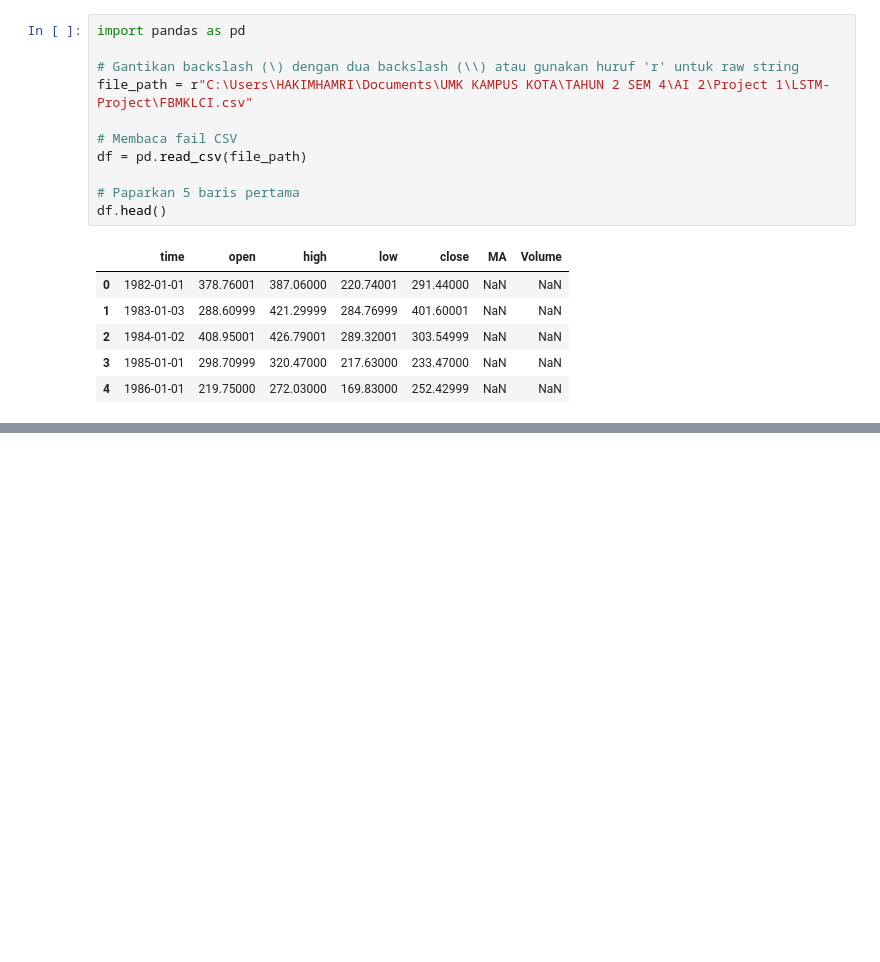
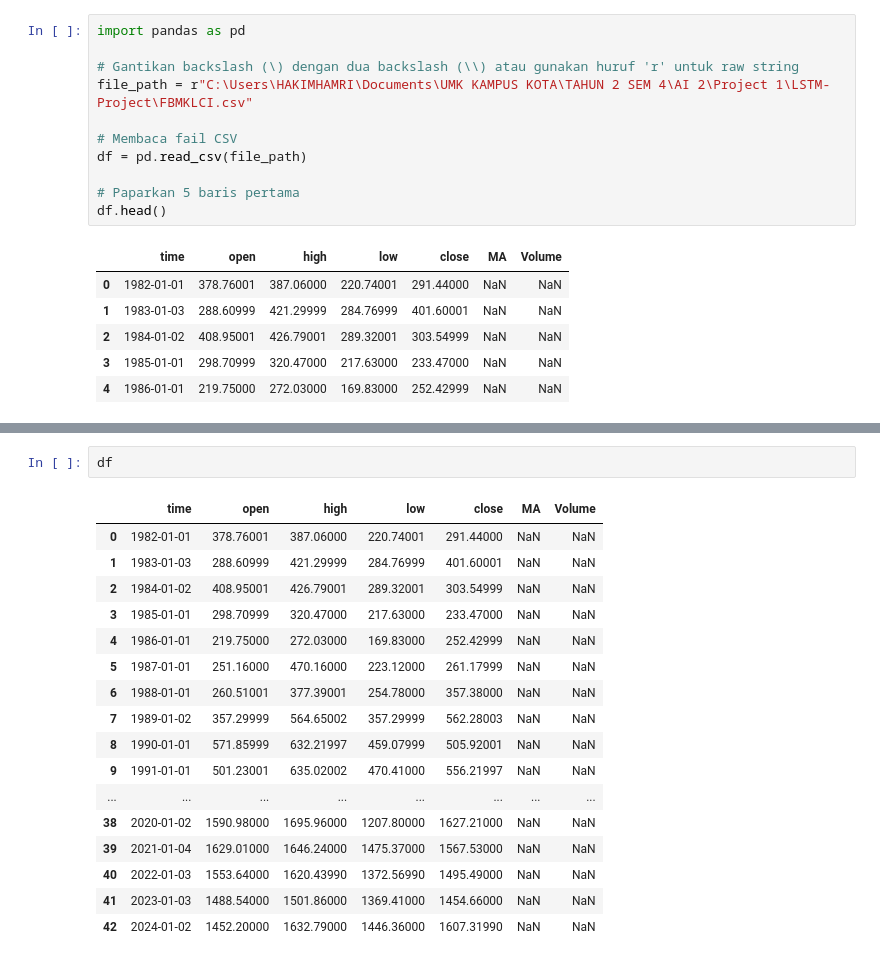
Before and after one commit to HakimHamri/LSTM-Project, a Jupyter notebook: LSTM.ipynb, the cells around one changed output, grey strips where cells are left out. Saved outputs shown, nothing was run; the diff lists cells and outputs as text; blank space fills up the shorter version.

```diff
--- a/LSTM.ipynb
+++ b/LSTM.ipynb
@@ -18,0 +48,20 @@ df.head()
+# %%
+df
+# %% [output]
+|  | time | open | high | low | close | MA | Volume |
+| 0 | 1982-01-01 | 378.76001 | 387.06000 | 220.74001 | 291.44000 | NaN | NaN |
+| 1 | 1983-01-03 | 288.60999 | 421.29999 | 284.76999 | 401.60001 | NaN | NaN |
+| 2 | 1984-01-02 | 408.95001 | 426.79001 | 289.32001 | 303.54999 | NaN | NaN |
+| 3 | 1985-01-01 | 298.70999 | 320.47000 | 217.63000 | 233.47000 | NaN | NaN |
+| 4 | 1986-01-01 | 219.75000 | 272.03000 | 169.83000 | 252.42999 | NaN | NaN |
+| 5 | 1987-01-01 | 251.16000 | 470.16000 | 223.12000 | 261.17999 | NaN | NaN |
+| 6 | 1988-01-01 | 260.51001 | 377.39001 | 254.78000 | 357.38000 | NaN | NaN |
+| 7 | 1989-01-02 | 357.29999 | 564.65002 | 357.29999 | 562.28003 | NaN | NaN |
+| 8 | 1990-01-01 | 571.85999 | 632.21997 | 459.07999 | 505.92001 | NaN | NaN |
+| 9 | 1991-01-01 | 501.23001 | 635.02002 | 470.41000 | 556.21997 | NaN | NaN |
+| ... | ... | ... | ... | ... | ... | ... | ... |
+| 38 | 2020-01-02 | 1590.98000 | 1695.96000 | 1207.80000 | 1627.21000 | NaN | NaN |
+| 39 | 2021-01-04 | 1629.01000 | 1646.24000 | 1475.37000 | 1567.53000 | NaN | NaN |
+| 40 | 2022-01-03 | 1553.64000 | 1620.43990 | 1372.56990 | 1495.49000 | NaN | NaN |
+| 41 | 2023-01-03 | 1488.54000 | 1501.86000 | 1369.41000 | 1454.66000 | NaN | NaN |
+| 42 | 2024-01-02 | 1452.20000 | 1632.79000 | 1446.36000 | 1607.31990 | NaN | NaN |
```
Also changed, not shown: parts of 7 cells of this notebook.
